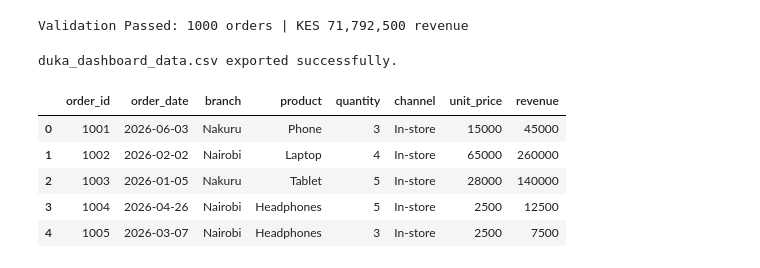
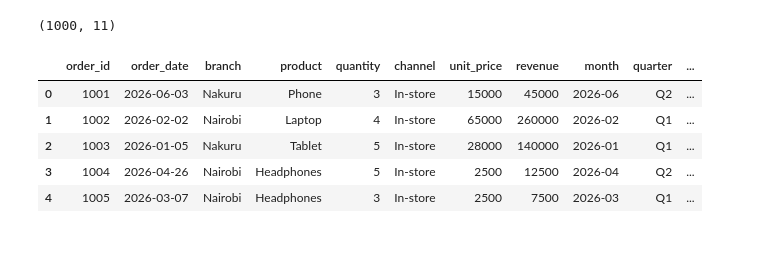
Before and after one commit to EstherWare/-plp-da-a4-student-eda-and-board-report, a Jupyter notebook: board_report.ipynb, the cells around one changed output. Drawn from its saved outputs; the diff is of its cells as text; code cells hidden in the pictures.

```diff
--- a/board_report.ipynb
+++ b/board_report.ipynb
@@ -78,56 +18,16 @@ Rows: 1000
 # %%
-sales["revenue"] = (
-    sales["quantity"]
-    * sales["unit_price"]
-)
-
-sales["month"] = (
-    sales["order_date"]
-    .dt.to_period("M")
-)
-
-sales["quarter"] = np.where(
-    sales["order_date"]
-    .dt.month <= 3,
-    "Q1",
-    "Q2"
-)
-
-assert len(sales) == 1000
-assert sales["revenue"].sum() > 0
-
-print(
-    f"Validation Passed: "
-    f"{len(sales)} orders | "
-    f"KES {sales['revenue'].sum():,.0f} revenue"
-)
+sales = pd.read_csv('duka_sales.csv', parse_dates=['order_date'])
+sales['revenue'] = sales['quantity'] * sales['unit_price']
+sales['month'] = sales['order_date'].dt.to_period('M')
+sales['quarter'] = np.where(sales['order_date'].dt.month <= 3, 'Q1', 'Q2')
+sales['month_label'] = sales['order_date'].dt.strftime('%b')
+print(sales.shape)
+sales.head()
 # %% [output]
-Validation Passed: 1000 orders | KES 71,792,500 revenue
+(1000, 11)
+|  | order_id | order_date | branch | product | quantity | channel | unit_price | revenue | month | quarter | ... |
+| 0 | 1001 | 2026-06-03 | Nakuru | Phone | 3 | In-store | 15000 | 45000 | 2026-06 | Q2 | ... |
+| 1 | 1002 | 2026-02-02 | Nairobi | Laptop | 4 | In-store | 65000 | 260000 | 2026-02 | Q1 | ... |
+| 2 | 1003 | 2026-01-05 | Nakuru | Tablet | 5 | In-store | 28000 | 140000 | 2026-01 | Q1 | ... |
+| 3 | 1004 | 2026-04-26 | Nairobi | Headphones | 5 | In-store | 2500 | 12500 | 2026-04 | Q2 | ... |
+| 4 | 1005 | 2026-03-07 | Nairobi | Headphones | 3 | In-store | 2500 | 7500 | 2026-03 | Q1 | ... |
-# %%
-export = sales.drop(
-    columns=["month", "quarter"]
-).copy()
-
-export["order_date"] = (
-    export["order_date"]
-    .dt.strftime("%Y-%m-%d")
-)
-
-export.to_csv(
-    "duka_dashboard_data.csv",
-    index=False
-)
-
-print(
-    "duka_dashboard_data.csv exported successfully."
-)
-
-display(export.head())
-# %% [output]
-duka_dashboard_data.csv exported successfully.
-|  | order_id | order_date | branch | product | quantity | channel | unit_price | revenue |
-| 0 | 1001 | 2026-06-03 | Nakuru | Phone | 3 | In-store | 15000 | 45000 |
-| 1 | 1002 | 2026-02-02 | Nairobi | Laptop | 4 | In-store | 65000 | 260000 |
-| 2 | 1003 | 2026-01-05 | Nakuru | Tablet | 5 | In-store | 28000 | 140000 |
-| 3 | 1004 | 2026-04-26 | Nairobi | Headphones | 5 | In-store | 2500 | 12500 |
-| 4 | 1005 | 2026-03-07 | Nairobi | Headphones | 3 | In-store | 2500 | 7500 |
```
Also changed, not shown: parts of 29 cells of this notebook, 8 other files.
